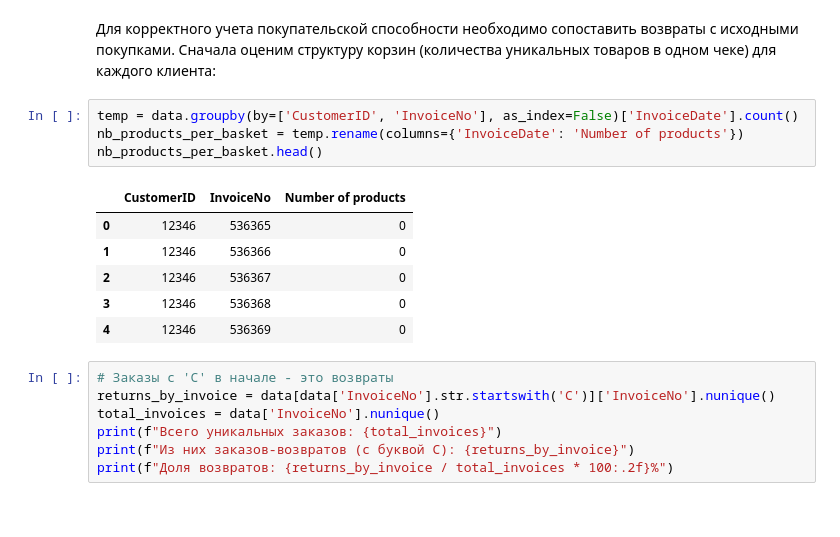
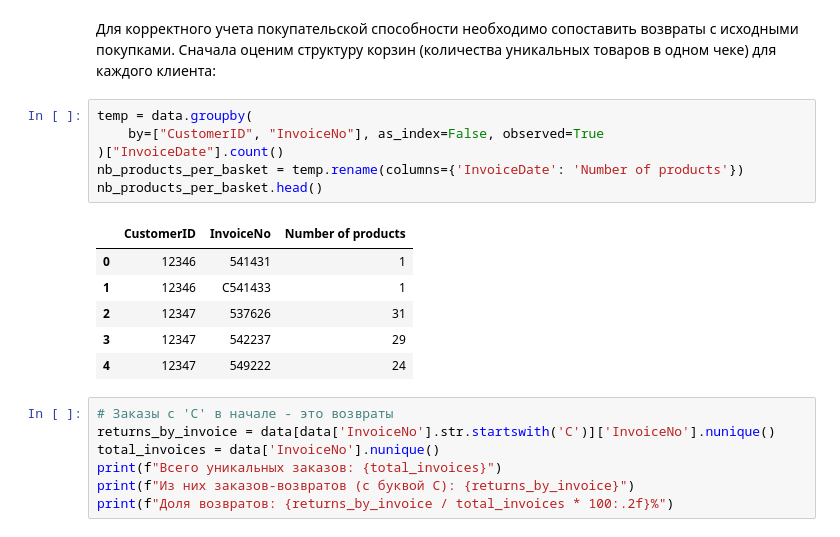
Before and after one commit to emozdir/Projects, a Jupyter notebook: projects/project_6/Project-6.ipynb, the cells around one changed output. Saved outputs shown, nothing was run; the diff lists cells and outputs as text.

```diff
--- a/projects/project_6/Project-6.ipynb
+++ b/projects/project_6/Project-6.ipynb
@@ -259,16 +259,18 @@ print(f'Размерность данных: {data.shape}')
 # %% [markdown]
 Для корректного учета покупательской способности необходимо сопоставить возвраты с исходными покупками. Сначала оценим структуру корзин (количества уникальных товаров в одном чеке) для каждого клиента:
 # %%
-temp = data.groupby(by=['CustomerID', 'InvoiceNo'], as_index=False)['InvoiceDate'].count()
+temp = data.groupby(
+    by=["CustomerID", "InvoiceNo"], as_index=False, observed=True
+)["InvoiceDate"].count()
 nb_products_per_basket = temp.rename(columns={'InvoiceDate': 'Number of products'})
 nb_products_per_basket.head()
 # %% [output]
 |  | CustomerID | InvoiceNo | Number of products |
-| 0 | 12346 | 536365 | 0 |
-| 1 | 12346 | 536366 | 0 |
-| 2 | 12346 | 536367 | 0 |
-| 3 | 12346 | 536368 | 0 |
-| 4 | 12346 | 536369 | 0 |
+| 0 | 12346 | 541431 | 1 |
+| 1 | 12346 | C541433 | 1 |
+| 2 | 12347 | 537626 | 31 |
+| 3 | 12347 | 542237 | 29 |
+| 4 | 12347 | 549222 | 24 |
 # %%
 # Заказы с 'C' в начале - это возвраты
 returns_by_invoice = data[data['InvoiceNo'].str.startswith('C')]['InvoiceNo'].nunique()
```
Also changed, not shown: parts of 9 cells of this notebook, 6 other files.
